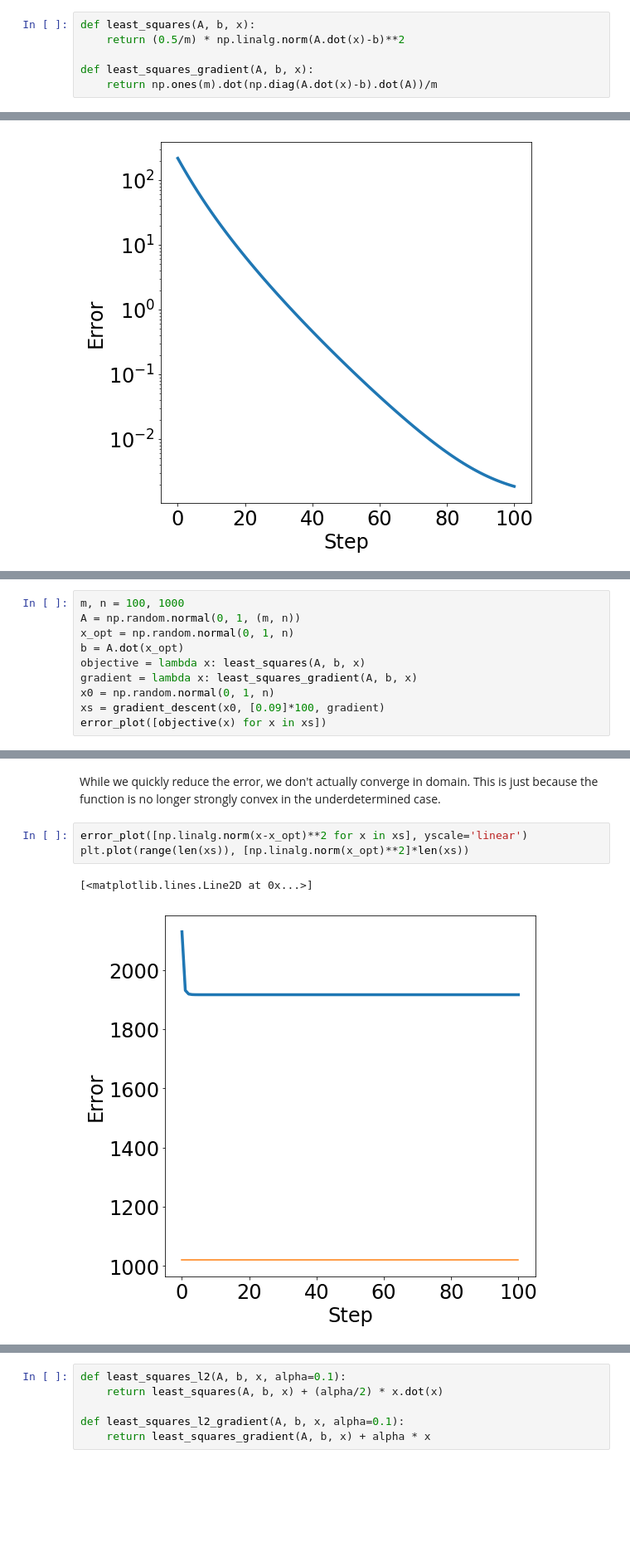
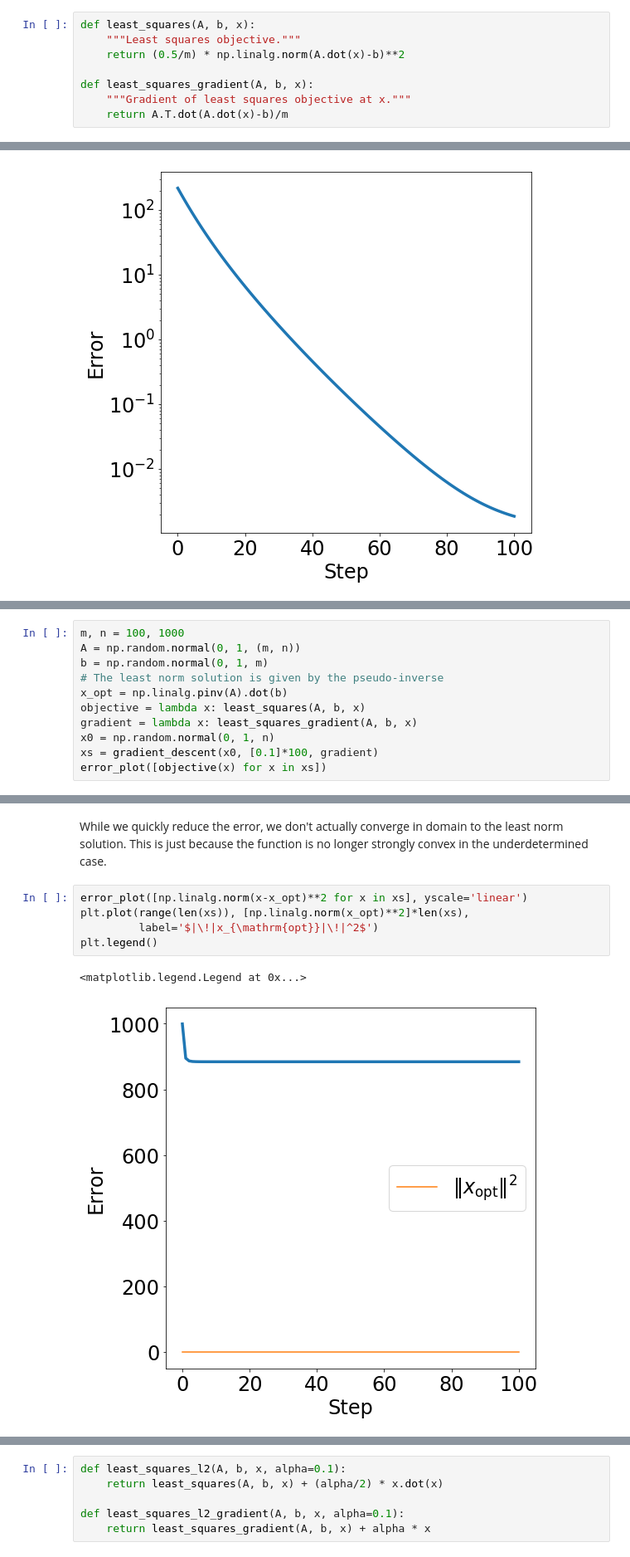
Before and after one commit to ee227c/ee227c.github.io, a Jupyter notebook: code/lecture4.ipynb, the cells around one changed output, grey strips where cells are left out. Shown: that part at 83% size. Cells and saved outputs as stored; diff of their text form; blank space fills up the shorter version.

```diff
--- a/code/lecture4.ipynb
+++ b/code/lecture4.ipynb
@@ -119,9 +138,11 @@ $$
 # %%
 def least_squares(A, b, x):
+    """Least squares objective."""
     return (0.5/m) * np.linalg.norm(A.dot(x)-b)**2
 
 def least_squares_gradient(A, b, x):
-    return np.ones(m).dot(np.diag(A.dot(x)-b).dot(A))/m
+    """Gradient of least squares objective at x."""
+    return A.T.dot(A.dot(x)-b)/m
 # %% [markdown]
 ### Overdetermined case $m\ge n$
 # %%
@@ -150,11 +178,12 @@ error_plot([np.linalg.norm(x-x_opt)**2 for x in xs])
 # %%
 m, n = 100, 1000
 A = np.random.normal(0, 1, (m, n))
-x_opt = np.random.normal(0, 1, n)
-b = A.dot(x_opt)
+b = np.random.normal(0, 1, m)
+# The least norm solution is given by the pseudo-inverse
+x_opt = np.linalg.pinv(A).dot(b)
 objective = lambda x: least_squares(A, b, x)
 gradient = lambda x: least_squares_gradient(A, b, x)
 x0 = np.random.normal(0, 1, n)
-xs = gradient_descent(x0, [0.09]*100, gradient)
+xs = gradient_descent(x0, [0.1]*100, gradient)
 error_plot([objective(x) for x in xs])
 # %% [output]
@@ -162,8 +191,10 @@ error_plot([objective(x) for x in xs])
 # %% [markdown]
-While we quickly reduce the error, we don't actually converge in domain. This is just because the function is no longer strongly convex in the underdetermined case.
+While we quickly reduce the error, we don't actually converge in domain to the least norm solution. This is just because the function is no longer strongly convex in the underdetermined case.
 # %%
 error_plot([np.linalg.norm(x-x_opt)**2 for x in xs], yscale='linear')
-plt.plot(range(len(xs)), [np.linalg.norm(x_opt)**2]*len(xs))
+plt.plot(range(len(xs)), [np.linalg.norm(x_opt)**2]*len(xs),
+         label='$|\!|x_{\mathrm{opt}}|\!|^2$')
+plt.legend()
 # %% [output]
-[<matplotlib.lines.Line2D at 0x...>]
+<matplotlib.legend.Legend at 0x...>
-[figure, old version]
+[figure, new version]
```
Also changed, not shown: parts of 29 cells of this notebook, 1 other file.
